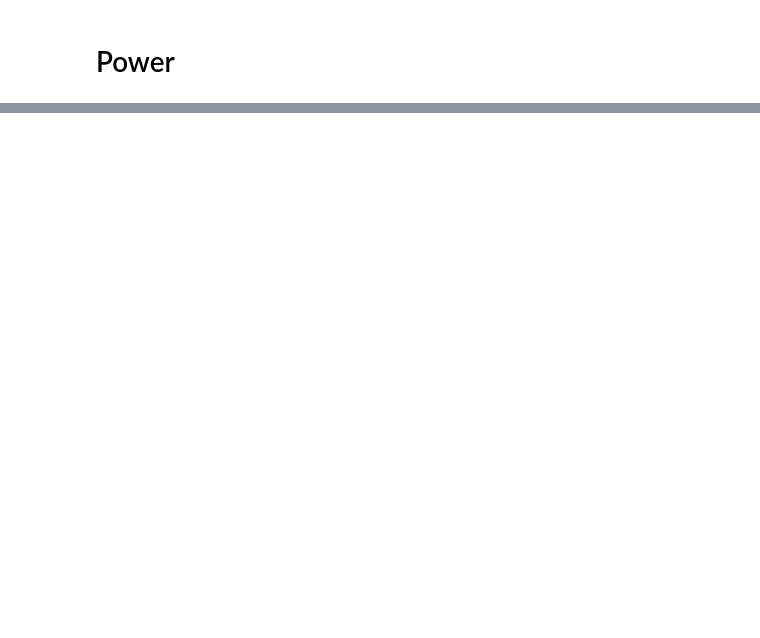
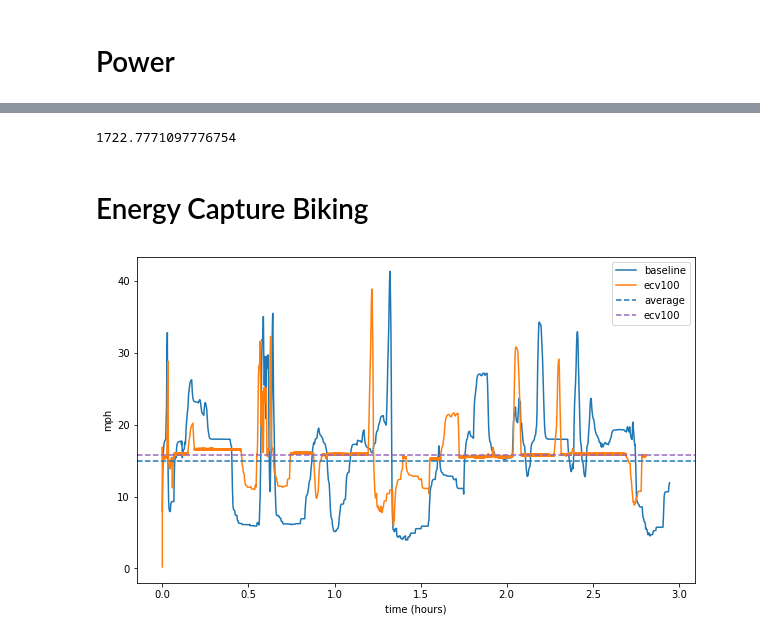
Before and after one commit to busbykt/Ebike, a Jupyter notebook: Analysis.ipynb, the cells around one changed output, grey strips where cells are left out. Cells and saved outputs as stored; diff of their text form; code cells hidden in the pictures; blank space fills up the shorter version.

Commit message:
energy capture

```diff
--- a/Analysis.ipynb
+++ b/Analysis.ipynb
@@ -143,7 +156,7 @@ crr_df = pd.DataFrame(crr, index=vs, columns=['Crr'])
 crr_df = crr_df.reindex(np.arange(0,50.01,.01)).interpolate('pchip')
 Crr = interp1d(crr_df.index, crr_df['Crr'])
 # %%
-def next_velocity(time_delta, current_velocity, power_in, vehicle, slope, density=1.07):
+def next_velocity(time_delta, current_velocity, power_in, vehicle, slope, density=1.225):
     # power to roll
     PR = Pr(v=current_velocity, m=vehicle.mass, Cr=Crr(current_velocity), eta=vehicle.eta)
     # power to overcome drag
@@ -185,0 +220,4 @@ input_df = step_speeds(ts=.1,rkg=80,power_func)
+# %%
+touringRider = vehicle(CD=1,A=.4,mass=95,eta=.97)
+# %%
+baseline = step_speeds(ts=.2,power=170, vehicle=touringRider, course_df=calcDF)
@@ -185,0 +255,7 @@ input_df = step_speeds(ts=.1,rkg=80,power_func)
+# %%
+# food to muscle power 25% efficiency
+(baseline['pt'] * (baseline['timestep']/60/60)).sum() * .86 * 4 # kilocalories
+# %% [output]
+1722.7771097776754
+# %% [markdown]
+# Energy Capture Biking
@@ -185,0 +398,22 @@ input_df = step_speeds(ts=.1,rkg=80,power_func)
+# %%
+ecv25 = eCaptureVelocity(ts=.2, setPower=170, vehicle=touringRider, course_df=calcDF, savePercent=.25)
+ecv50 = eCaptureVelocity(ts=.2, setPower=170, vehicle=touringRider, course_df=calcDF, savePercent=.5)
+ecv75 = eCaptureVelocity(ts=.2, setPower=170, vehicle=touringRider, course_df=calcDF, savePercent=.75)
+ecv100 = eCaptureVelocity(ts=.2, setPower=170, vehicle=touringRider, course_df=calcDF, savePercent=1)
+# %%
+fig, ax = plt.subplots(figsize=[10,6])
+ax.plot(baseline['hours'],baseline['mph'], label='baseline')
+#ax.plot(ecv25['hours'],ecv25['mph'], label='ecv25')
+#ax.plot(ecv50['hours'],ecv50['mph'], label='ecv50')
+#ax.plot(ecv75['hours'],ecv75['mph'], label='ecv75')
+ax.plot(ecv100['hours'],ecv100['mph'], label='ecv100')
+ax.set_ylim(-2,)
+ax.set_ylabel('mph'); ax.set_xlabel('time (hours)')
+ax.axhline(baseline['mph'].mean(), c='C0', ls='--', label='average')
+#ax.axhline(ecv25['mph'].mean(), c='C1', ls='--', label='ecv25')
+#ax.axhline(ecv50['mph'].mean(), c='C2', ls='--', label='ecv50')
+#ax.axhline(ecv75['mph'].mean(), c='C3', ls='--', label='ecv75')
+ax.axhline(ecv100['mph'].mean(), c='C4', ls='--', label='ecv100')
+ax.legend();
+# %% [output]
+[figure, added]
```
Also changed, not shown: parts of 22 cells of this notebook, 1 other file.
